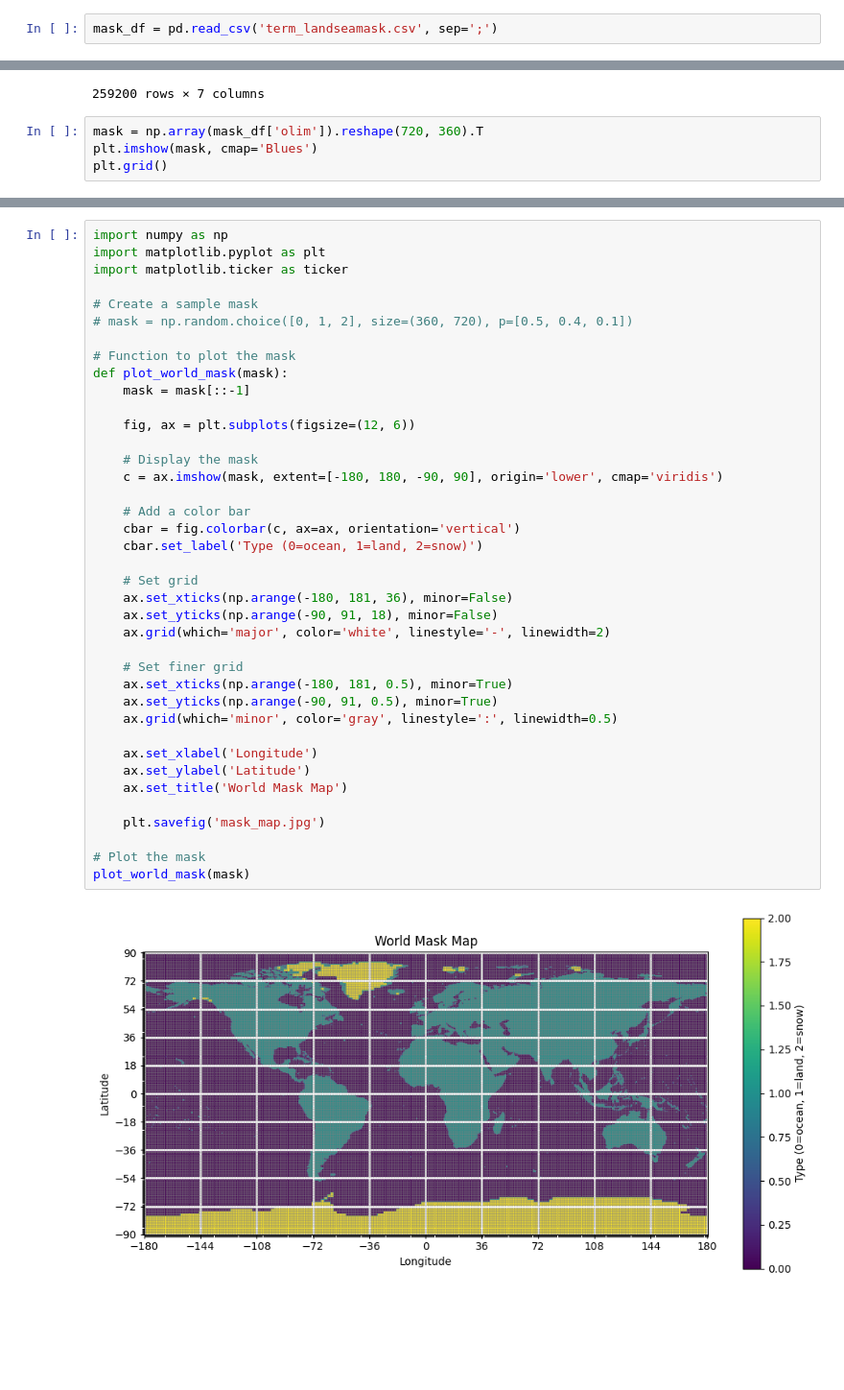
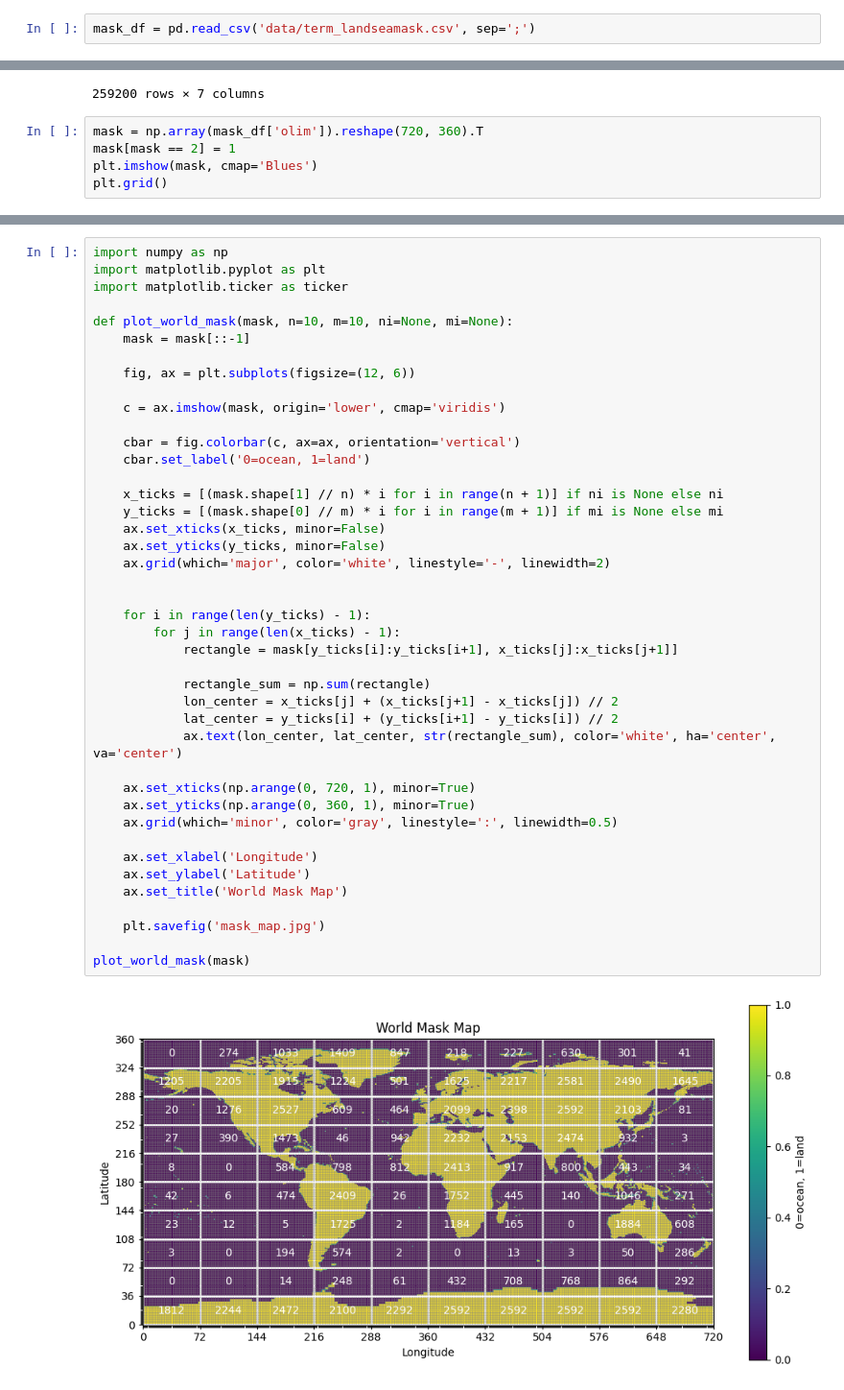
Before and after one commit to SEnikeeva/proc_optimisation, a Jupyter notebook: data.ipynb, the cells around one changed output, grey strips where cells are left out. Shown: that part at 96% size. Saved outputs shown, nothing was run; the diff lists cells and outputs as text; blank space fills up the shorter version.

```diff
--- a/data.ipynb
+++ b/data.ipynb
@@ -3,7 +3,7 @@ import matplotlib.pyplot as plt
 import numpy as np
 import pandas as pd
 # %%
-mask_df = pd.read_csv('term_landseamask.csv', sep=';')
+mask_df = pd.read_csv('data/term_landseamask.csv', sep=';')
 # %%
 mask_df
 # %% [output]
@@ -22,6 +22,7 @@ mask_df
 259200 rows × 7 columns
 # %%
 mask = np.array(mask_df['olim']).reshape(720, 360).T
+mask[mask == 2] = 1
 plt.imshow(mask, cmap='Blues')
 plt.grid()
 # %% [output]
@@ -29,41 +40,44 @@ plt.grid()
 # %%
 import numpy as np
 import matplotlib.pyplot as plt
 import matplotlib.ticker as ticker
 
-# Create a sample mask
-# mask = np.random.choice([0, 1, 2], size=(360, 720), p=[0.5, 0.4, 0.1])
-
-# Function to plot the mask
-def plot_world_mask(mask):
+def plot_world_mask(mask, n=10, m=10, ni=None, mi=None):
     mask = mask[::-1]
 
     fig, ax = plt.subplots(figsize=(12, 6))
 
-    # Display the mask
-    c = ax.imshow(mask, extent=[-180, 180, -90, 90], origin='lower', cmap='viridis')
+    c = ax.imshow(mask, origin='lower', cmap='viridis')
 
-    # Add a color bar
     cbar = fig.colorbar(c, ax=ax, orientation='vertical')
-    cbar.set_label('Type (0=ocean, 1=land, 2=snow)')
+    cbar.set_label('0=ocean, 1=land')
 
-    # Set grid
-    ax.set_xticks(np.arange(-180, 181, 36), minor=False)
-    ax.set_yticks(np.arange(-90, 91, 18), minor=False)
+    x_ticks = [(mask.shape[1] // n) * i for i in range(n + 1)] if ni is None else ni
+    y_ticks = [(mask.shape[0] // m) * i for i in range(m + 1)] if mi is None else mi
+    ax.set_xticks(x_ticks, minor=False)
+    ax.set_yticks(y_ticks, minor=False)
     ax.grid(which='major', color='white', linestyle='-', linewidth=2)
 
-    # Set finer grid
-    ax.set_xticks(np.arange(-180, 181, 0.5), minor=True)
-    ax.set_yticks(np.arange(-90, 91, 0.5), minor=True)
+
+    for i in range(len(y_ticks) - 1):
+        for j in range(len(x_ticks) - 1):
+            rectangle = mask[y_ticks[i]:y_ticks[i+1], x_ticks[j]:x_ticks[j+1]]
+
+            rectangle_sum = np.sum(rectangle)
+            lon_center = x_ticks[j] + (x_ticks[j+1] - x_ticks[j]) // 2
+            lat_center = y_ticks[i] + (y_ticks[i+1] - y_ticks[i]) // 2
+            ax.text(lon_center, lat_center, str(rectangle_sum), color='white', ha='center', va='center')
+
+    ax.set_xticks(np.arange(0, 720, 1), minor=True)
+    ax.set_yticks(np.arange(0, 360, 1), minor=True)
     ax.grid(which='minor', color='gray', linestyle=':', linewidth=0.5)
 
     ax.set_xlabel('Longitude')
     ax.set_ylabel('Latitude')
     ax.set_title('World Mask Map')
 
     plt.savefig('mask_map.jpg')
 
-# Plot the mask
 plot_world_mask(mask)
 # %% [output]
-[figure, old version]
+[figure, new version]
```
Also changed, not shown: parts of 4 cells of this notebook.
